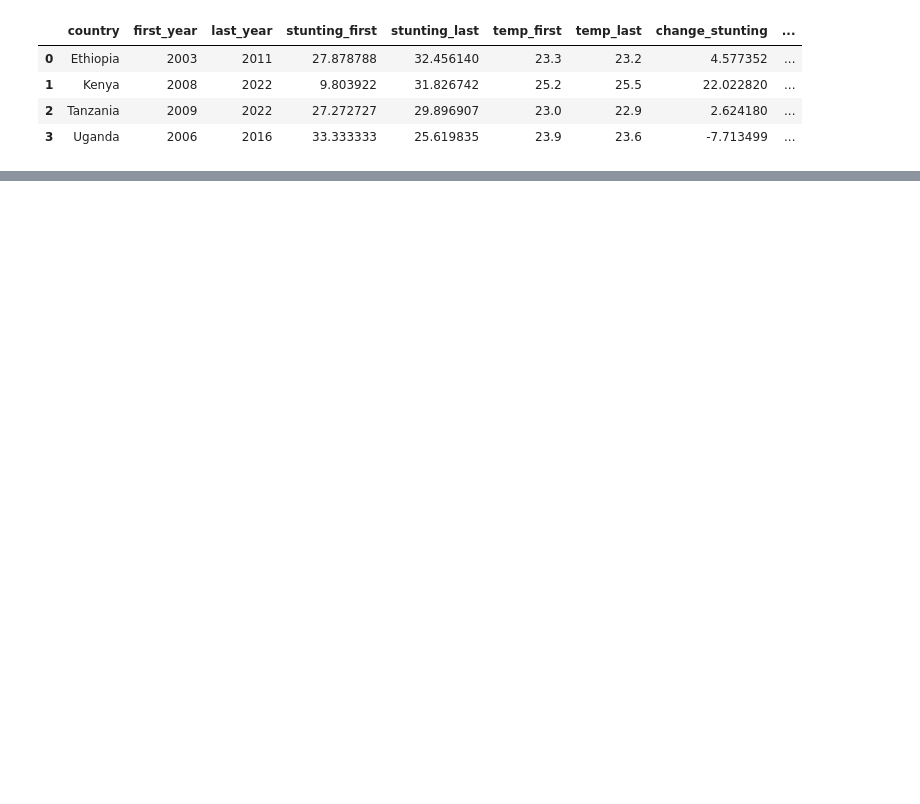
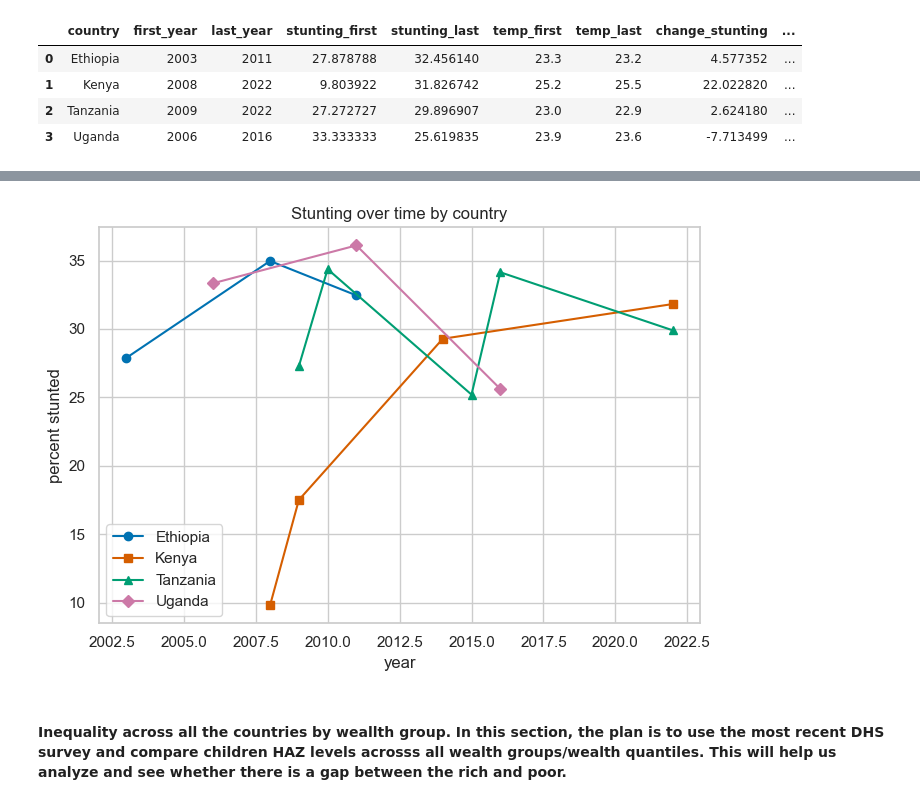
Before and after one commit to venusony/Climate-Malnutrition-EastAfrica, a Jupyter notebook: climate plus region data/Child malnutrition patterns and inequality in East Africa.ipynb, the cells around one changed output, grey strips where cells are left out. Drawn from its saved outputs; the diff is of its cells as text; code cells hidden in the pictures; blank space fills up the shorter version.

```diff
--- a/climate plus region data/Child malnutrition patterns and inequality in East Africa.ipynb
+++ b/climate plus region data/Child malnutrition patterns and inequality in East Africa.ipynb
@@ -547,3 +576,12 @@ change
 | 1 | Kenya | 2008 | 2022 | 9.803922 | 31.826742 | 25.2 | 25.5 | 22.022820 | ... |
 | 2 | Tanzania | 2009 | 2022 | 27.272727 | 29.896907 | 23.0 | 22.9 | 2.624180 | ... |
 | 3 | Uganda | 2006 | 2016 | 33.333333 | 25.619835 | 23.9 | 23.6 | -7.713499 | ... |
+# %%
+# putting each survey year into a simple temperature group
+merged["temp_group"] = pd.qcut(
+    merged["mean_temp_c"],
+    q=3,
+    labels=["cooler years", "medium years", "warmer years"]
+)
+
+merged[["country", "year", "mean_temp_c", "temp_group", "stunting_percent"]].head()
@@ -549,0 +595,40 @@ change
+# %%
+plt.figure(figsize=(7, 5))
+
+# simple color blind friendly colors
+country_colors = {
+    "Ethiopia": "#0072B2",   # blue
+    "Kenya": "#D55E00",      # orange
+    "Tanzania": "#009E73",   # green
+    "Uganda": "#CC79A7",     # purple
+}
+
+# different markers so you can tell them apart even in grey
+country_markers = {
+    "Ethiopia": "o",
+    "Kenya": "s",
+    "Tanzania": "^",
+    "Uganda": "D",
+}
+
+for c in sorted(merged["country"].unique()):
+    sub = merged[merged["country"] == c].sort_values("year")
+
+    plt.plot(
+        sub["year"],
+        sub["stunting_percent"],
+        marker=country_markers[c],
+        color=country_colors[c],
+        label=c,
+    )
+
+plt.xlabel("year")
+plt.ylabel("percent stunted")
+plt.title("Stunting over time by country")
+plt.legend()
+plt.tight_layout()
+plt.show()
+# %% [output]
+[figure, added]
+# %% [markdown]
+#### Inequality across all the countries by weallth group. In this section, the plan is to use the most recent DHS survey and compare children HAZ levels acrosss all wealth groups/wealth quantiles. This will help us analyze and see whether there is a gap between the rich and poor.
```
Also changed, not shown: parts of 13 cells of this notebook.
